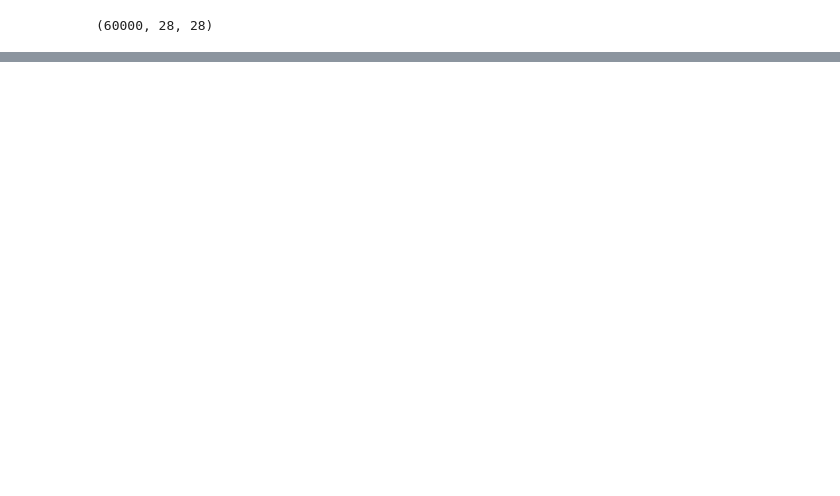
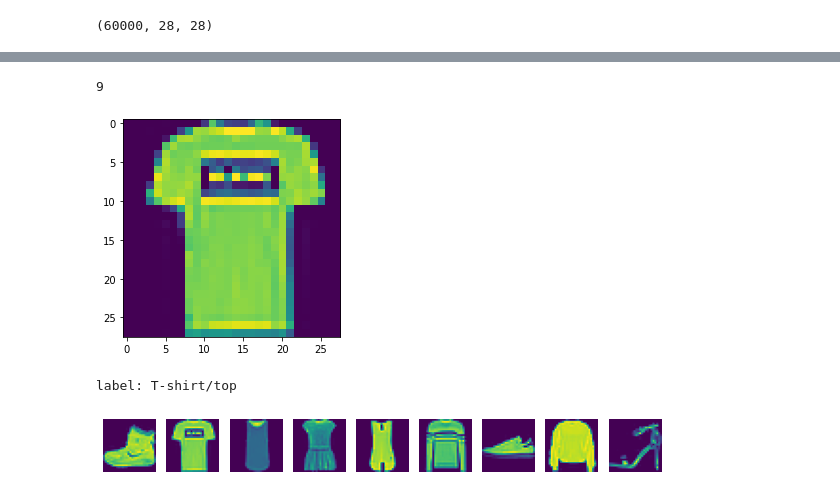
Before and after one commit to Usama-ali336/Deep-learning, a Jupyter notebook: Untitled32.ipynb, the cells around one changed output, grey strips where cells are left out. Drawn from its saved outputs; the diff is of its cells as text; code cells hidden in the pictures; blank space fills up the shorter version.

```diff
--- a/Untitled32.ipynb
+++ b/Untitled32.ipynb
@@ -25,5 +15,8 @@ Downloading data from https://storage.googleapis.com/tensorflow/tf-keras-dataset
 x_train.shape
 # %% [output]
 (60000, 28, 28)
+# %%
+x_train = x_train/255.0
+x_test = x_test/255.0
 # %%
 import matplotlib.pyplot as plt
@@ -60,0 +23,31 @@ NameError: ignored
+# %%
+labels = [
+    'T-shirt/top',
+    'Trouser',
+    'Pullover',
+    'Dress',
+    'Coat',
+    'Sandal',
+    'Shirt',
+    'Sneaker',
+    'Bag',
+    'Ankle boot'
+]
+print(y_train[0])
+# %% [output]
+9
+# %%
+plt.imshow(x_train[1])
+plt.show()
+print(f"label: {labels[y_train[1]]}")
+# %% [output]
+[figure, added]
+label: T-shirt/top
+# %%
+figure,ax = plt.subplots(1,9,figsize=(10,5))
+
+for i in range(9):
+  ax[i].set_axis_off()
+  ax[i].imshow(x_train[i])
+# %% [output]
+[figure, added]
```
Also changed, not shown: parts of 17 cells of this notebook.
